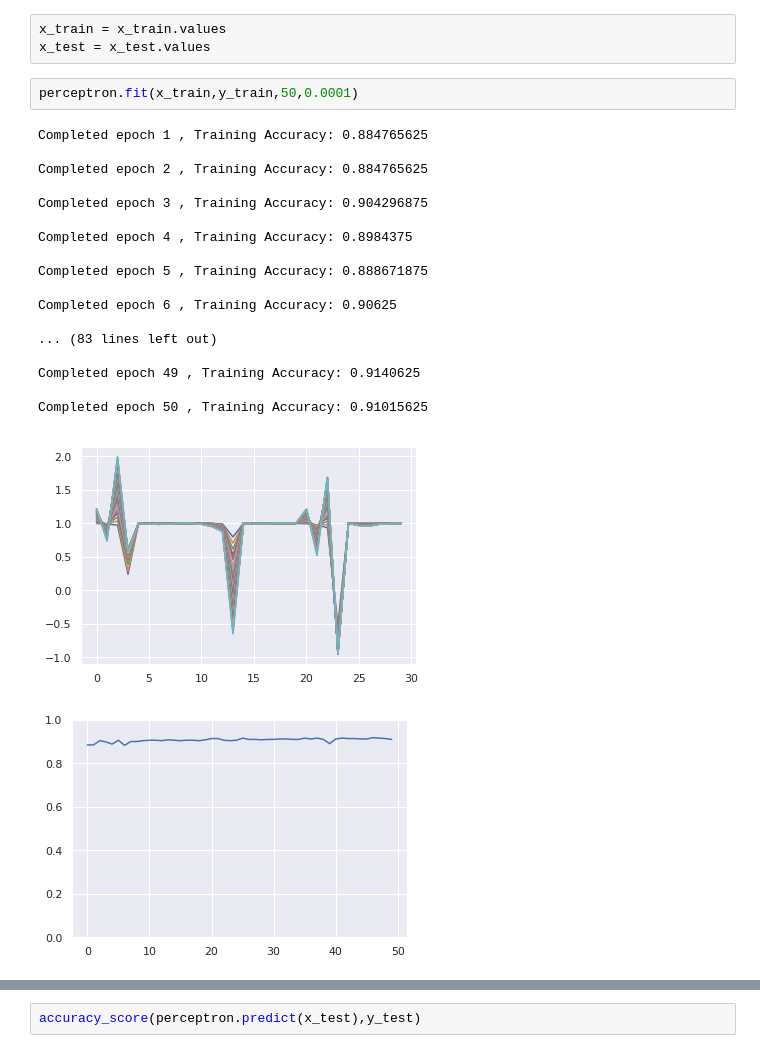
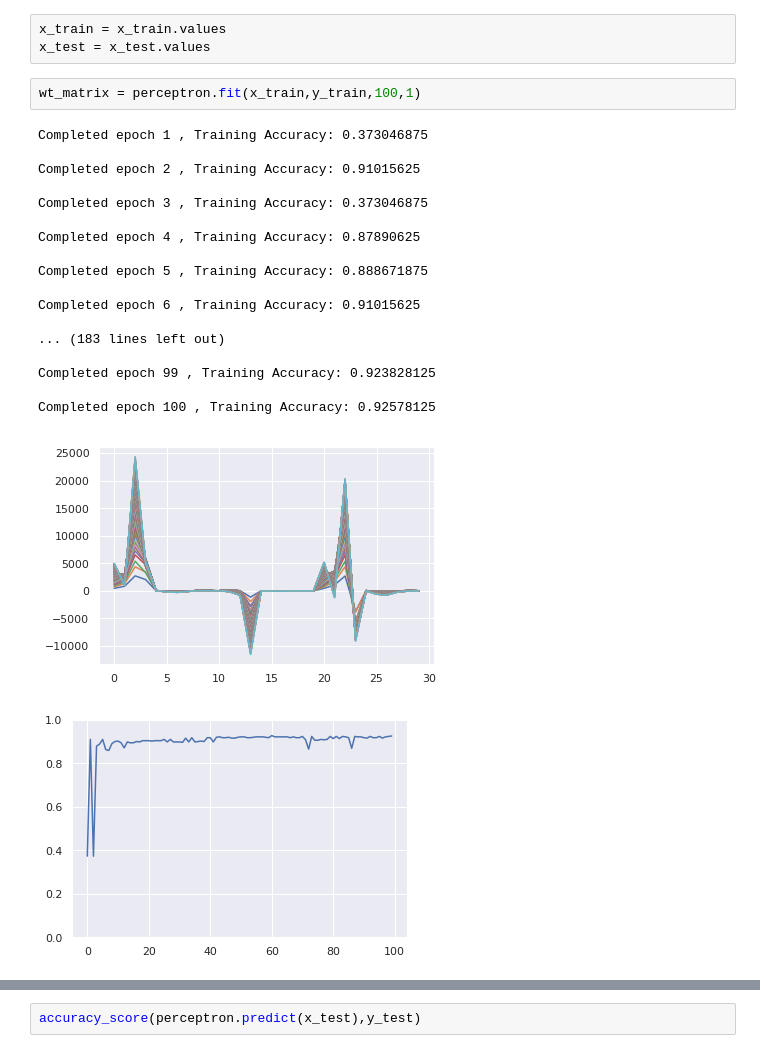
Before and after one commit to championballer/one-fourth-labs-deep-learning, a Jupyter notebook: Lecture 7 - MCP and Perceptron Code/0922_MPNeuronAndPerceptron.ipynb, the cells around one changed output, grey strips where cells are left out. Drawn from its saved outputs; the diff is of its cells as text.

```diff
--- a/Lecture 7 - MCP and Perceptron Code/0922_MPNeuronAndPerceptron.ipynb
+++ b/Lecture 7 - MCP and Perceptron Code/0922_MPNeuronAndPerceptron.ipynb
@@ -367,28 +370,28 @@ perceptron = Perceptron()
 # %%
 x_train = x_train.values
 x_test = x_test.values
-# %%
-perceptron.fit(x_train,y_train,50,0.0001)
-# %% [output]
-Completed epoch 1 , Training Accuracy: 0.884765625
-
-Completed epoch 2 , Training Accuracy: 0.884765625
-
-Completed epoch 3 , Training Accuracy: 0.904296875
-
-Completed epoch 4 , Training Accuracy: 0.8984375
-
-Completed epoch 5 , Training Accuracy: 0.888671875
-
-Completed epoch 6 , Training Accuracy: 0.90625
-
-... (83 lines left out)
-
-Completed epoch 49 , Training Accuracy: 0.9140625
-
-Completed epoch 50 , Training Accuracy: 0.91015625
-[figure, removed]
-[figure, removed]
+# %%
+wt_matrix = perceptron.fit(x_train,y_train,100,1)
+# %% [output]
+Completed epoch 1 , Training Accuracy: 0.373046875
+
+Completed epoch 2 , Training Accuracy: 0.91015625
+
+Completed epoch 3 , Training Accuracy: 0.373046875
+
+Completed epoch 4 , Training Accuracy: 0.87890625
+
+Completed epoch 5 , Training Accuracy: 0.888671875
+
+Completed epoch 6 , Training Accuracy: 0.91015625
+
+... (183 lines left out)
+
+Completed epoch 99 , Training Accuracy: 0.923828125
+
+Completed epoch 100 , Training Accuracy: 0.92578125
+[figure, added]
+[figure, added]
 # %%
 accuracy_score(perceptron.predict(x_train),y_train)
 # %% [output]
```
Also changed, not shown: parts of 11 cells of this notebook.
